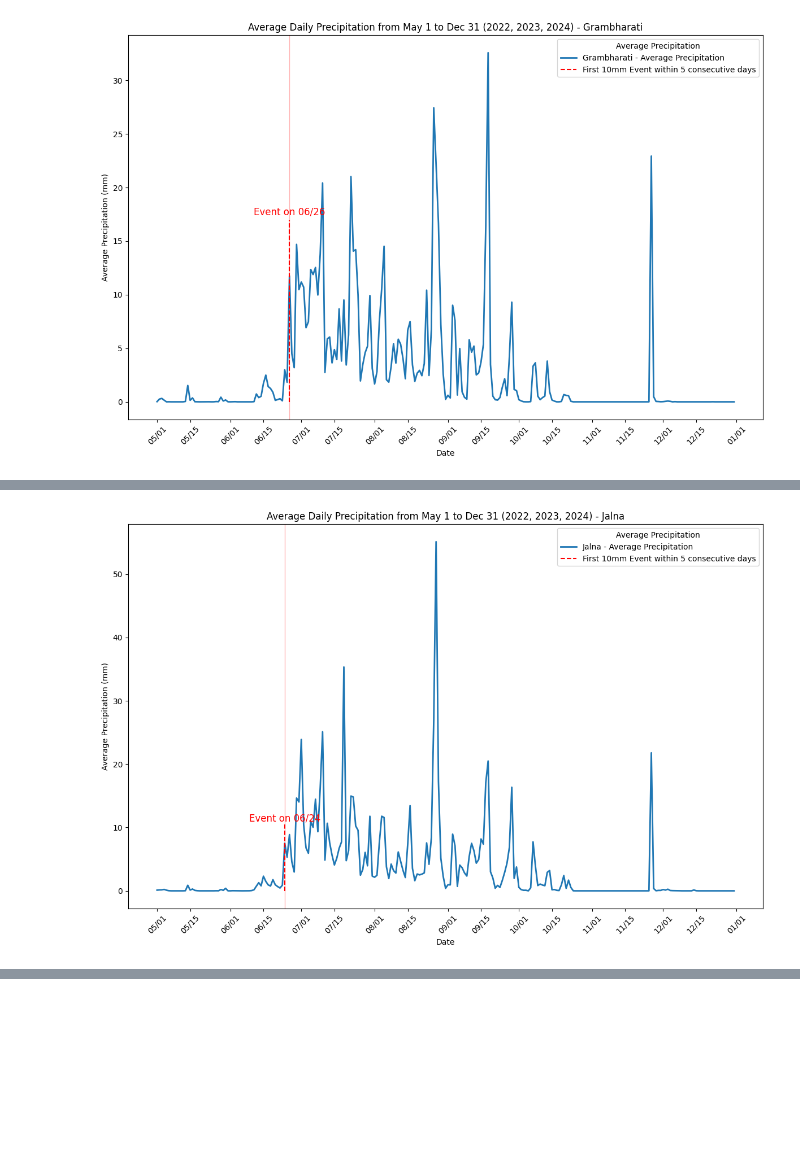
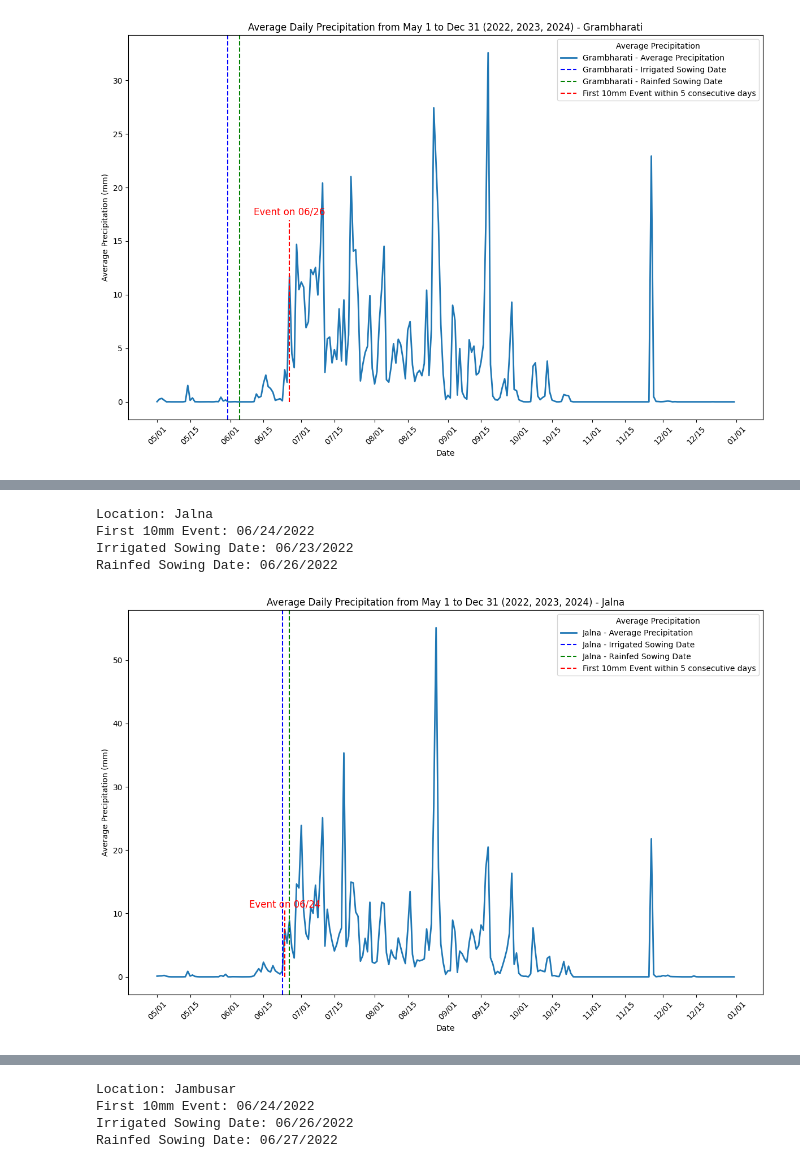
Before and after one commit to Basu8971/Materraproject, a Jupyter notebook: Welcome_To_Colab.ipynb, the cells around one changed output, grey strips where cells are left out. Drawn from its saved outputs; the diff is of its cells as text; code cells hidden in the pictures; blank space fills up the shorter version.

Commit message:
creating averege rainfall and first 10mm precipitaion events for different regions

```diff
--- a/Welcome_To_Colab.ipynb
+++ b/Welcome_To_Colab.ipynb
@@ -48,7 +48,20 @@ location_groups = filtered_data.groupby(['Location', 'DayOfYear'])['precipitatio
 # Step 9: Convert DayOfYear to actual dates
 location_groups['Date'] = pd.to_datetime('2022-01-01') + pd.to_timedelta(location_groups['DayOfYear'] - 1, unit='D')
 
-# Step 10: Create separate plots for each location
+# Step 10: Create a dictionary for the irrigated and rainfed dates for each location (ignoring the year)
+irrigated_dates = {
+    'Grambharati': '05-31',
+    'Jalna': '06-23',
+    'Jambusar': '06-26'
+}
+
+rainfed_dates = {
+    'Grambharati': '06-05',
+    'Jalna': '06-26',
+    'Jambusar': '06-27'
+}
+
+# Step 11: Create separate plots for each location
 locations = location_groups['Location'].unique()
 
 for location in locations:
@@ -73,6 +86,32 @@ for location in locations:
     plt.figure(figsize=(12, 8))
     plt.plot(location_data['Date'], location_data['precipitation'], label=f'{location} - Average Precipitation', linewidth=2)
 
+    # If an event exists, find the year of the event and adjust the irrigated/rainfed dates accordingly
+    if event_row is not None:
+        event_year = event_row['Date'].year
+
+        # Adjust the Irrigated and Rainfed dates to match the year of the event
+        if location in irrigated_dates:
+            irrigated_date = pd.to_datetime(f"{event_year}-{irrigated_dates[location]}")
+            plt.axvline(irrigated_date, color='blue', linestyle='--', label=f'{location} - Irrigated Sowing Date')
+
+        if location in rainfed_dates:
+            rainfed_date = pd.to_datetime(f"{event_year}-{rainfed_dates[location]}")
+            plt.axvline(rainfed_date, color='green', linestyle='--', label=f'{location} - Rainfed Sowing Date')
+
+        # Print the event date and the irrigated/rainfed dates
+        print(f"\nLocation: {location}")
+        print(f"First 10mm Event: {event_row['Date'].strftime('%m/%d/%Y')}")
+        print(f"Irrigated Sowing Date: {irrigated_date.strftime('%m/%d/%Y')}")
+        print(f"Rainfed Sowing Date: {rainfed_date.strftime('%m/%d/%Y')}")
+
+        # Annotate the event date on the plot
+        event_precip = event_row['RollingSum5']
+        plt.text(event_row['Date'], event_precip + 0.5, f'Event on {event_row["Date"].strftime("%m/%d")}', color='red', fontsize=12, ha='center')
+
+        # Plot the first event as a new line (red dashed line)
+        plt.plot([event_row['Date'], event_row['Date']], [0, event_precip], color='red', linestyle='--', label=f'First 10mm Event within 5 consecutive days')
+
     # Customize the plot
     plt.xlabel('Date')
     plt.ylabel('Average Precipitation (mm)')
@@ -87,20 +126,6 @@ for location in locations:
     # Rotate x-axis labels for better readability
     plt.xticks(rotation=45)
 
-    # If an event exists, highlight the area and annotate the date
-    if event_row is not None:
-        event_date = event_row['Date']
-        event_precip = event_row['RollingSum5']
-
-        # Add a shaded area to highlight the event
-        plt.axvspan(event_date, event_date, color='red', alpha=0.3)
-
-        # Annotate the event date on the plot
-        plt.text(event_date, event_precip + 0.5, f'Event on {event_date.strftime("%m/%d")}', color='red', fontsize=12, ha='center')
-
-        # Plot the first event as a new line (red dashed line)
-        plt.plot([event_date, event_date], [0, event_precip], color='red', linestyle='--', label=f'First 10mm Event within 5 consecutive days')
-
     # Add a legend
     plt.legend(title='Average Precipitation')
 
@@ -145 +174 @@ See the caveats in the documentation: https://pandas.pydata.org/pandas-docs/stab
-[figure, old version]
+[figure, new version]
@@ -166 +195,5 @@ See the caveats in the documentation: https://pandas.pydata.org/pandas-docs/stab
+Location: Jalna
+First 10mm Event: 06/24/2022
+Irrigated Sowing Date: 06/23/2022
+Rainfed Sowing Date: 06/26/2022
-[figure, old version]
+[figure, new version]
@@ -186,0 +220,4 @@ See the caveats in the documentation: https://pandas.pydata.org/pandas-docs/stab
+Location: Jambusar
+First 10mm Event: 06/24/2022
+Irrigated Sowing Date: 06/26/2022
+Rainfed Sowing Date: 06/27/2022
```
Also changed, not shown: parts of 1 cell of this notebook.
